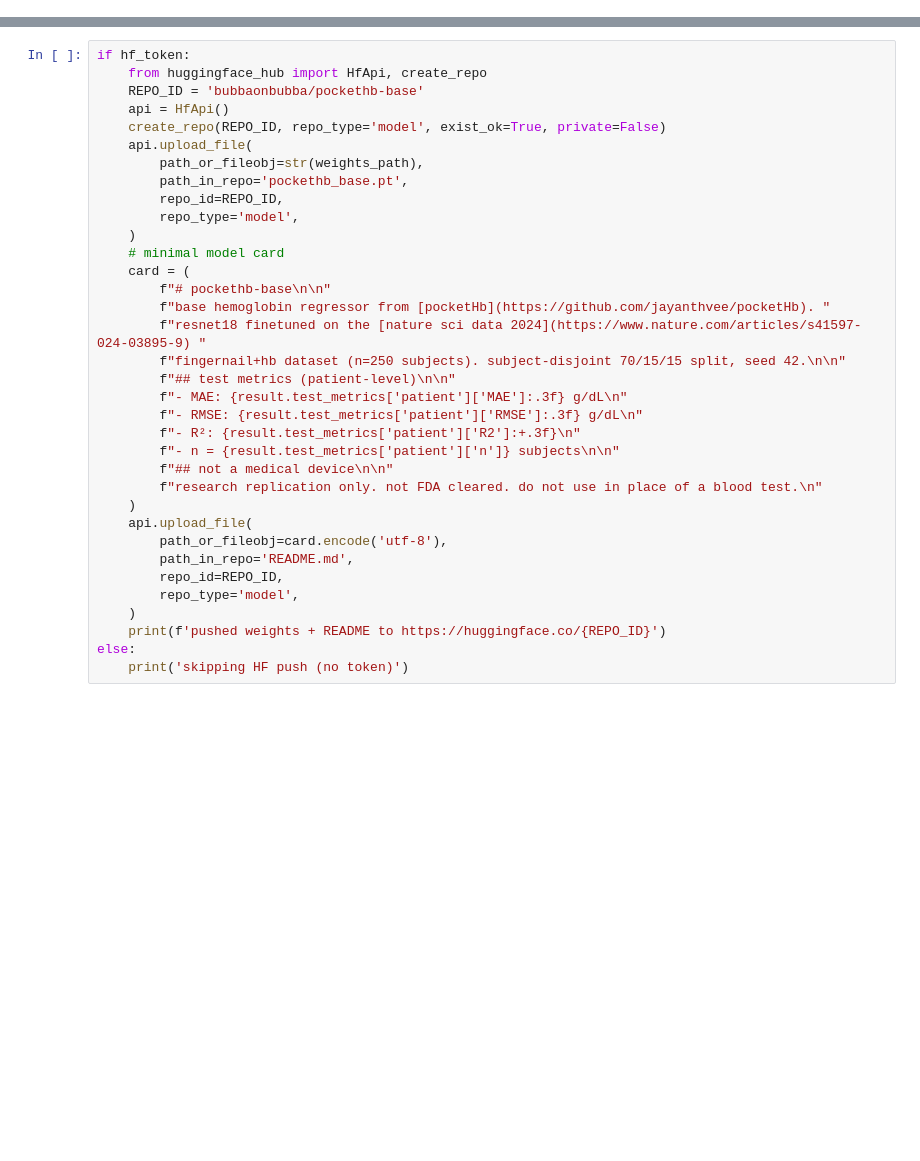
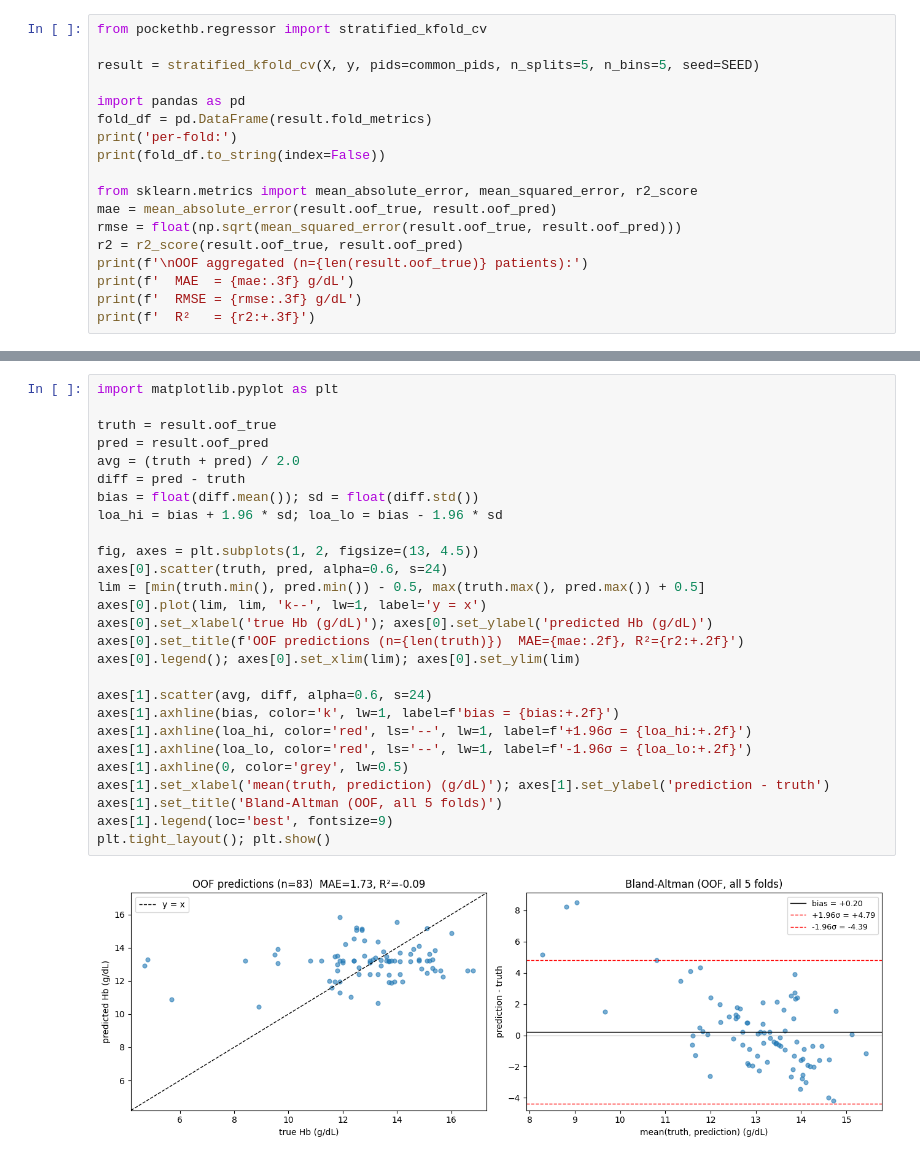
Before and after one commit to jayanthvee/pocketHb, a Jupyter notebook: notebooks/03_train.ipynb, the cells around one changed output, grey strips where cells are left out. Saved outputs shown, nothing was run; the diff lists cells and outputs as text; blank space fills up the shorter version.

```diff
--- a/notebooks/03_train.ipynb
+++ b/notebooks/03_train.ipynb
@@ -141,0 +128,18 @@ print(f'wrote {weights_path}  ({weights_path.stat().st_size / 1e6:.1f} MB)')
+# %%
+from pockethb.regressor import stratified_kfold_cv
+
+result = stratified_kfold_cv(X, y, pids=common_pids, n_splits=5, n_bins=5, seed=SEED)
+
+import pandas as pd
+fold_df = pd.DataFrame(result.fold_metrics)
+print('per-fold:')
+print(fold_df.to_string(index=False))
+
+from sklearn.metrics import mean_absolute_error, mean_squared_error, r2_score
+mae = mean_absolute_error(result.oof_true, result.oof_pred)
+rmse = float(np.sqrt(mean_squared_error(result.oof_true, result.oof_pred)))
+r2 = r2_score(result.oof_true, result.oof_pred)
+print(f'\nOOF aggregated (n={len(result.oof_true)} patients):')
+print(f'  MAE  = {mae:.3f} g/dL')
+print(f'  RMSE = {rmse:.3f} g/dL')
+print(f'  R²   = {r2:+.3f}')
@@ -142,36 +161,30 @@ print(f'wrote {weights_path}  ({weights_path.stat().st_size / 1e6:.1f} MB)')
 # %%
-if hf_token:
-    from huggingface_hub import HfApi, create_repo
-    REPO_ID = 'bubbaonbubba/pockethb-base'
-    api = HfApi()
-    create_repo(REPO_ID, repo_type='model', exist_ok=True, private=False)
-    api.upload_file(
-        path_or_fileobj=str(weights_path),
-        path_in_repo='pockethb_base.pt',
-        repo_id=REPO_ID,
-        repo_type='model',
-    )
-    # minimal model card
-    card = (
-        f"# pockethb-base\n\n"
-        f"base hemoglobin regressor from [pocketHb](https://github.com/jayanthvee/pocketHb). "
-        f"resnet18 finetuned on the [nature sci data 2024](https://www.nature.com/articles/s41597-024-03895-9) "
-        f"fingernail+hb dataset (n=250 subjects). subject-disjoint 70/15/15 split, seed 42.\n\n"
-        f"## test metrics (patient-level)\n\n"
-        f"- MAE: {result.test_metrics['patient']['MAE']:.3f} g/dL\n"
-        f"- RMSE: {result.test_metrics['patient']['RMSE']:.3f} g/dL\n"
-        f"- R²: {result.test_metrics['patient']['R2']:+.3f}\n"
-        f"- n = {result.test_metrics['patient']['n']} subjects\n\n"
-        f"## not a medical device\n\n"
-        f"research replication only. not FDA cleared. do not use in place of a blood test.\n"
-    )
-    api.upload_file(
-        path_or_fileobj=card.encode('utf-8'),
-        path_in_repo='README.md',
-        repo_id=REPO_ID,
-        repo_type='model',
-    )
-    print(f'pushed weights + README to https://huggingface.co/{REPO_ID}')
-else:
-    print('skipping HF push (no token)')
+import matplotlib.pyplot as plt
+
+truth = result.oof_true
+pred = result.oof_pred
+avg = (truth + pred) / 2.0
+diff = pred - truth
+bias = float(diff.mean()); sd = float(diff.std())
+loa_hi = bias + 1.96 * sd; loa_lo = bias - 1.96 * sd
+
+fig, axes = plt.subplots(1, 2, figsize=(13, 4.5))
+axes[0].scatter(truth, pred, alpha=0.6, s=24)
+lim = [min(truth.min(), pred.min()) - 0.5, max(truth.max(), pred.max()) + 0.5]
+axes[0].plot(lim, lim, 'k--', lw=1, label='y = x')
+axes[0].set_xlabel('true Hb (g/dL)'); axes[0].set_ylabel('predicted Hb (g/dL)')
+axes[0].set_title(f'OOF predictions (n={len(truth)})  MAE={mae:.2f}, R²={r2:+.2f}')
+axes[0].legend(); axes[0].set_xlim(lim); axes[0].set_ylim(lim)
+
+axes[1].scatter(avg, diff, alpha=0.6, s=24)
+axes[1].axhline(bias, color='k', lw=1, label=f'bias = {bias:+.2f}')
+axes[1].axhline(loa_hi, color='red', ls='--', lw=1, label=f'+1.96σ = {loa_hi:+.2f}')
+axes[1].axhline(loa_lo, color='red', ls='--', lw=1, label=f'-1.96σ = {loa_lo:+.2f}')
+axes[1].axhline(0, color='grey', lw=0.5)
+axes[1].set_xlabel('mean(truth, prediction) (g/dL)'); axes[1].set_ylabel('prediction - truth')
+axes[1].set_title('Bland-Altman (OOF, all 5 folds)')
+axes[1].legend(loc='best', fontsize=9)
+plt.tight_layout(); plt.show()
+# %% [output]
+[figure, added]
 # %% [markdown]
```
Also changed, not shown: parts of 23 cells of this notebook, 4 other files.
